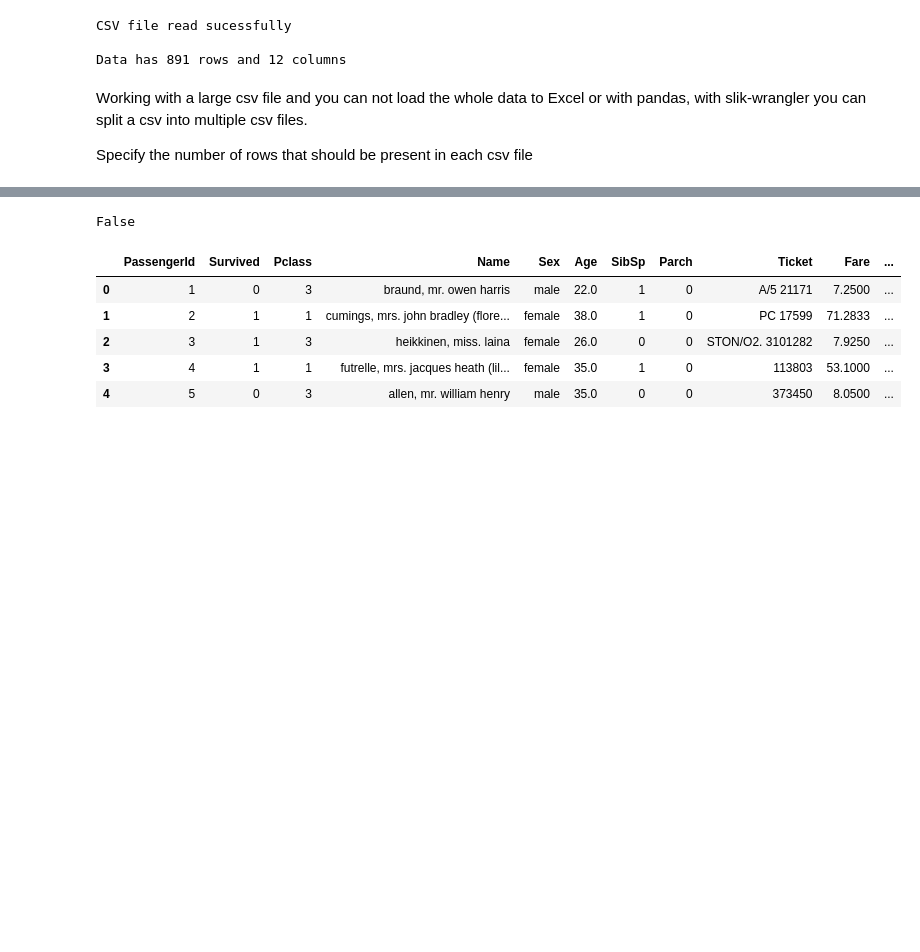
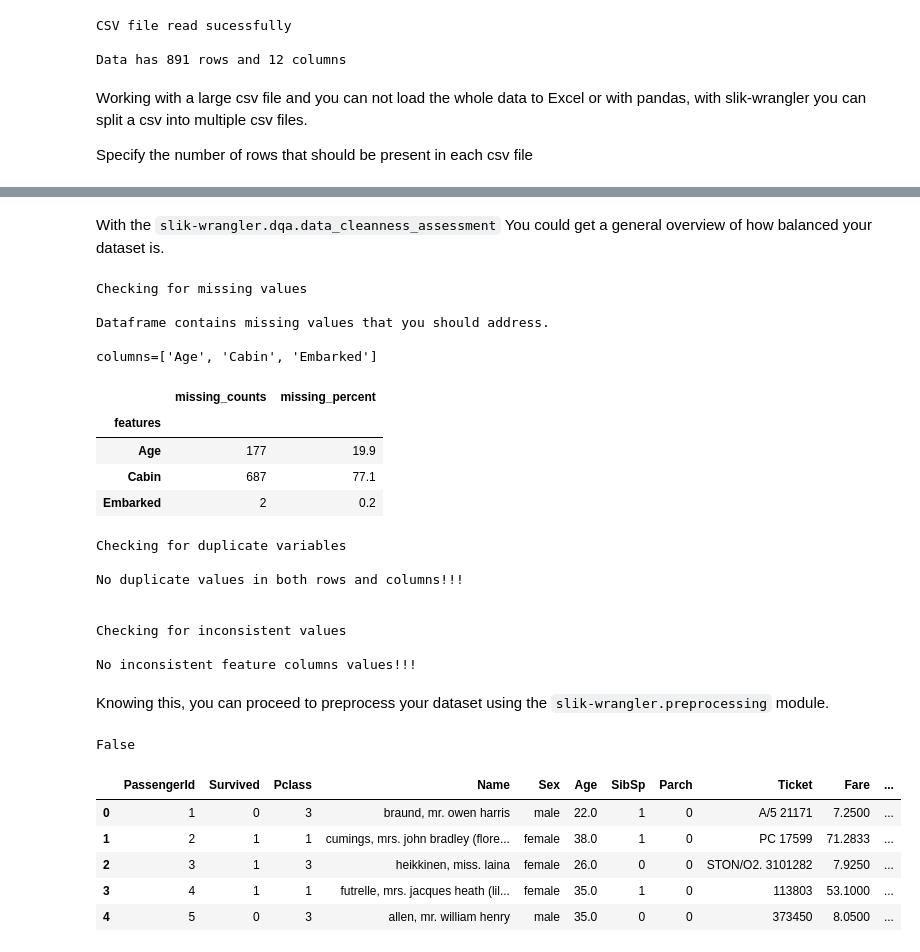
Before and after one commit to AdesholaAfolabi/slik_python_package, a Jupyter notebook: example/titanic.ipynb, the cells around one changed output, grey strips where cells are left out. Saved outputs shown, nothing was run; the diff lists cells and outputs as text; code cells hidden in the pictures; blank space fills up the shorter version.

Commit message:
Added dqa usage example to titanic doc

```diff
--- a/example/titanic.ipynb
+++ b/example/titanic.ipynb
@@ -2,4 +2,6 @@
 ## slik-wrangler Preprocessing API
 # %% [markdown]
 Brief description on how to use the preprocessing module in the slik-wrangler package. This sample notebook explains some very important methods in the preprocessing module
+# %%
+dataset_path = 'data/titanic.csv'
 # %% [markdown]
@@ -16,5 +17,5 @@ You can get a brief summary of the rows and column that was loaded by slik-wrang
 # %%
-train = lf.read_file('data/titanic.csv')
+train = lf.read_file(dataset_path)
 # %% [output]
 CSV file read sucessfully
 
@@ -37,3 +48,28 @@ train.head()
+# %% [markdown]
+With the `slik-wrangler.dqa.data_cleanness_assessment` You could get a general overview of how balanced your dataset is.
+# %%
+data_cleanness_assessment(train)
+# %% [output]
+Checking for missing values
+
+Dataframe contains missing values that you should address.
+
+columns=['Age', 'Cabin', 'Embarked']
+|  | missing_counts | missing_percent |
+| features |  |  |
+| Age | 177 | 19.9 |
+| Cabin | 687 | 77.1 |
+| Embarked | 2 | 0.2 |
+Checking for duplicate variables
+
+No duplicate values in both rows and columns!!!
+
+
+Checking for inconsistent values
+
+No inconsistent feature columns values!!!
+# %% [markdown]
+Knowing this, you can proceed to preprocess your dataset using the `slik-wrangler.preprocessing` module.
 # %%
 from slik_wrangler import preprocessing as pp
 # %%
```
Also changed, not shown: parts of 8 cells of this notebook.
